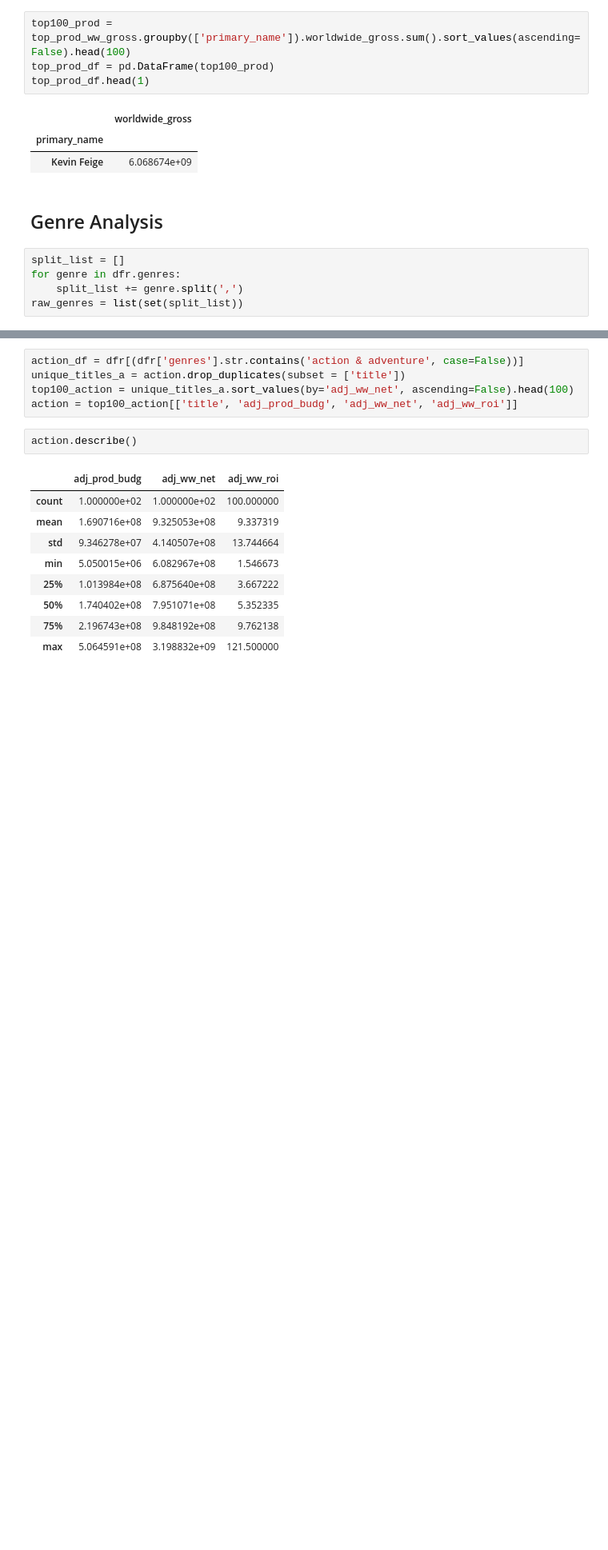
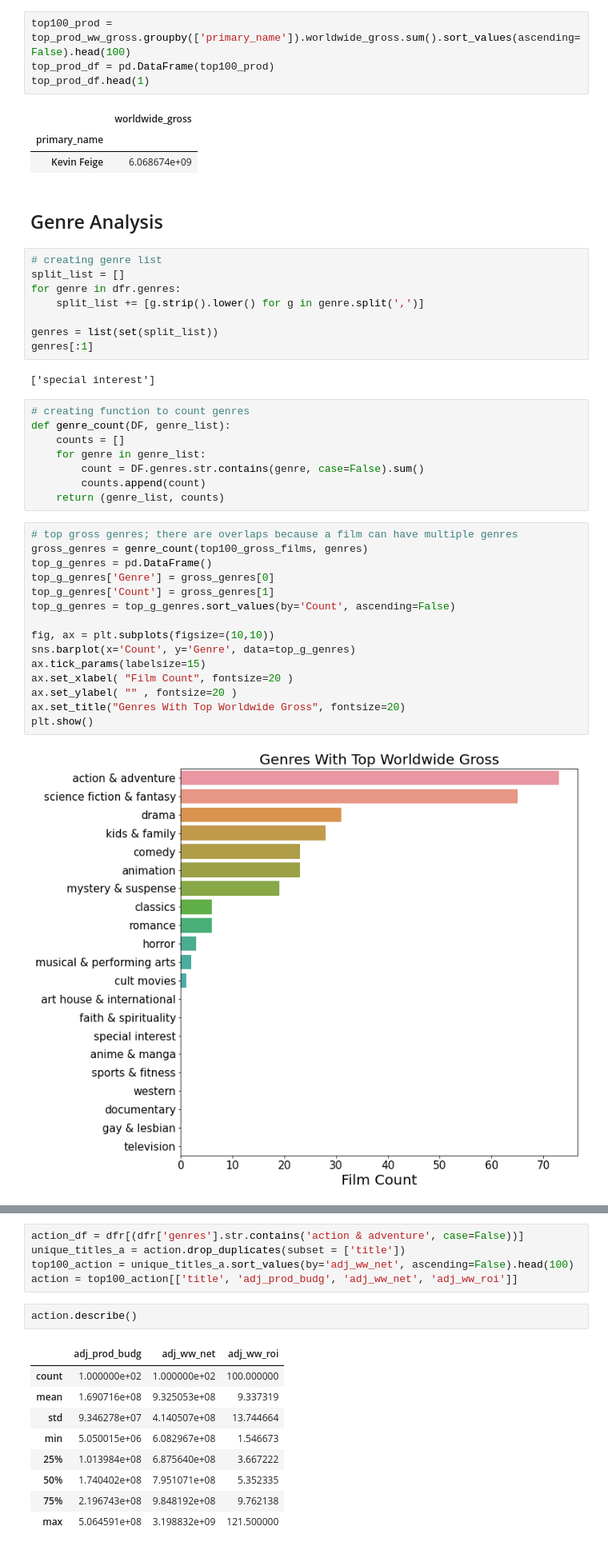
Before and after one commit to jeffreyhwatson/MS_Box_Office_Insights, a Jupyter notebook: main_workspace.ipynb, the cells around one changed output, grey strips where cells are left out. Shown at 80% size. Drawn from its saved outputs; the diff is of its cells as text; blank space fills up the shorter version.

```diff
--- a/main_workspace.ipynb
+++ b/main_workspace.ipynb
@@ -1040,7 +1059,37 @@ top_prod_df.head(1)
 # %% [markdown]
 ## Genre Analysis
 # %%
+# creating genre list
 split_list = []
 for genre in dfr.genres:
-    split_list += genre.split(',')
-raw_genres = list(set(split_list))
+    split_list += [g.strip().lower() for g in genre.split(',')]
+
+genres = list(set(split_list))
+genres[:1]
+# %% [output]
+['special interest']
+# %%
+# creating function to count genres
+def genre_count(DF, genre_list):
+    counts = []
+    for genre in genre_list:
+        count = DF.genres.str.contains(genre, case=False).sum()
+        counts.append(count)
+    return (genre_list, counts)
+# %%
+# top gross genres; there are overlaps because a film can have multiple genres
+gross_genres = genre_count(top100_gross_films, genres)
+top_g_genres = pd.DataFrame()
+top_g_genres['Genre'] = gross_genres[0]
+top_g_genres['Count'] = gross_genres[1]
+top_g_genres = top_g_genres.sort_values(by='Count', ascending=False)
+
+fig, ax = plt.subplots(figsize=(10,10))
+sns.barplot(x='Count', y='Genre', data=top_g_genres)
+ax.tick_params(labelsize=15)
+ax.set_xlabel( "Film Count", fontsize=20 )
+ax.set_ylabel( "" , fontsize=20 )
+ax.set_title("Genres With Top Worldwide Gross", fontsize=20)
+plt.show()
+# %% [output]
+[figure, added]
```
Also changed, not shown: parts of 19 cells of this notebook.
